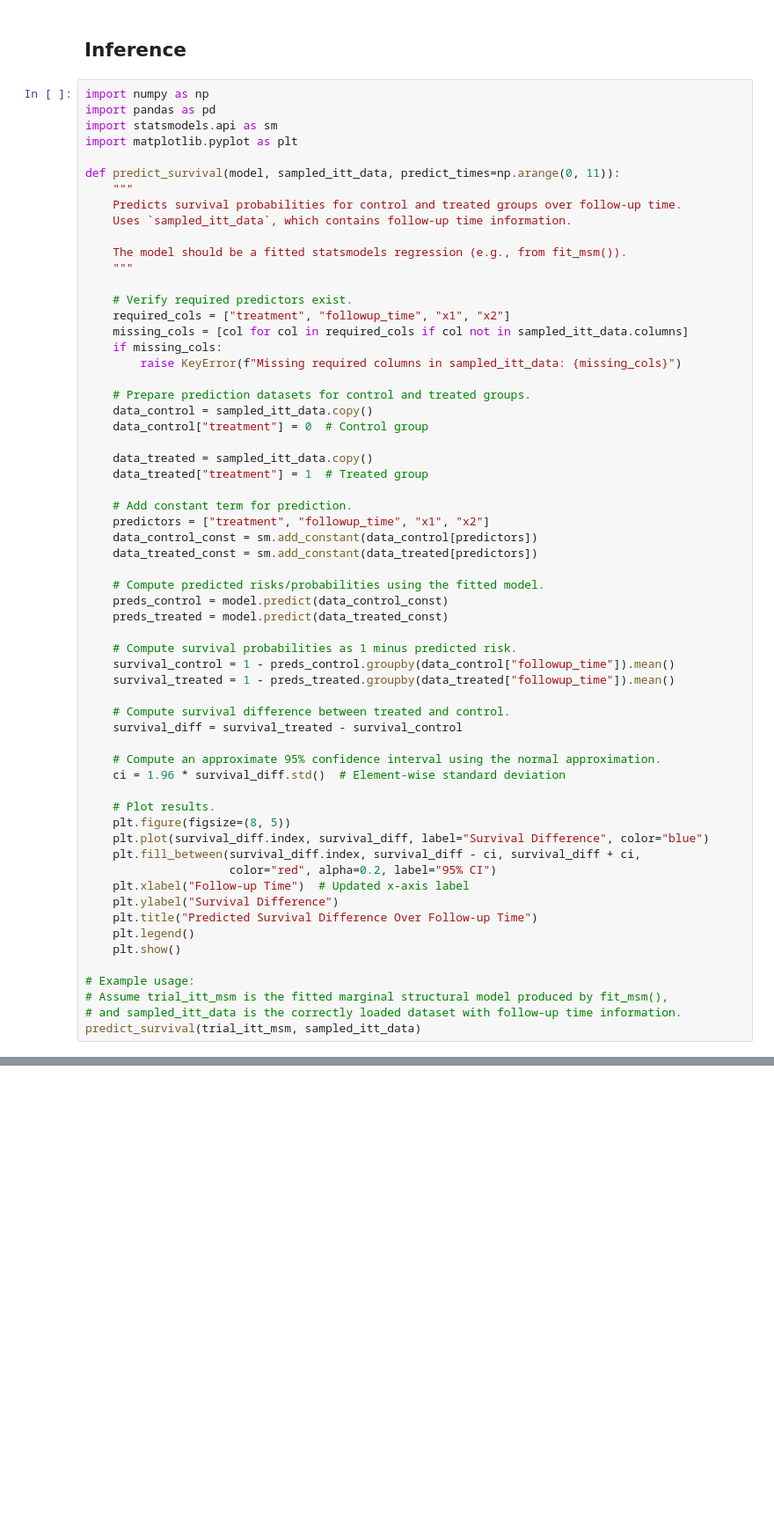
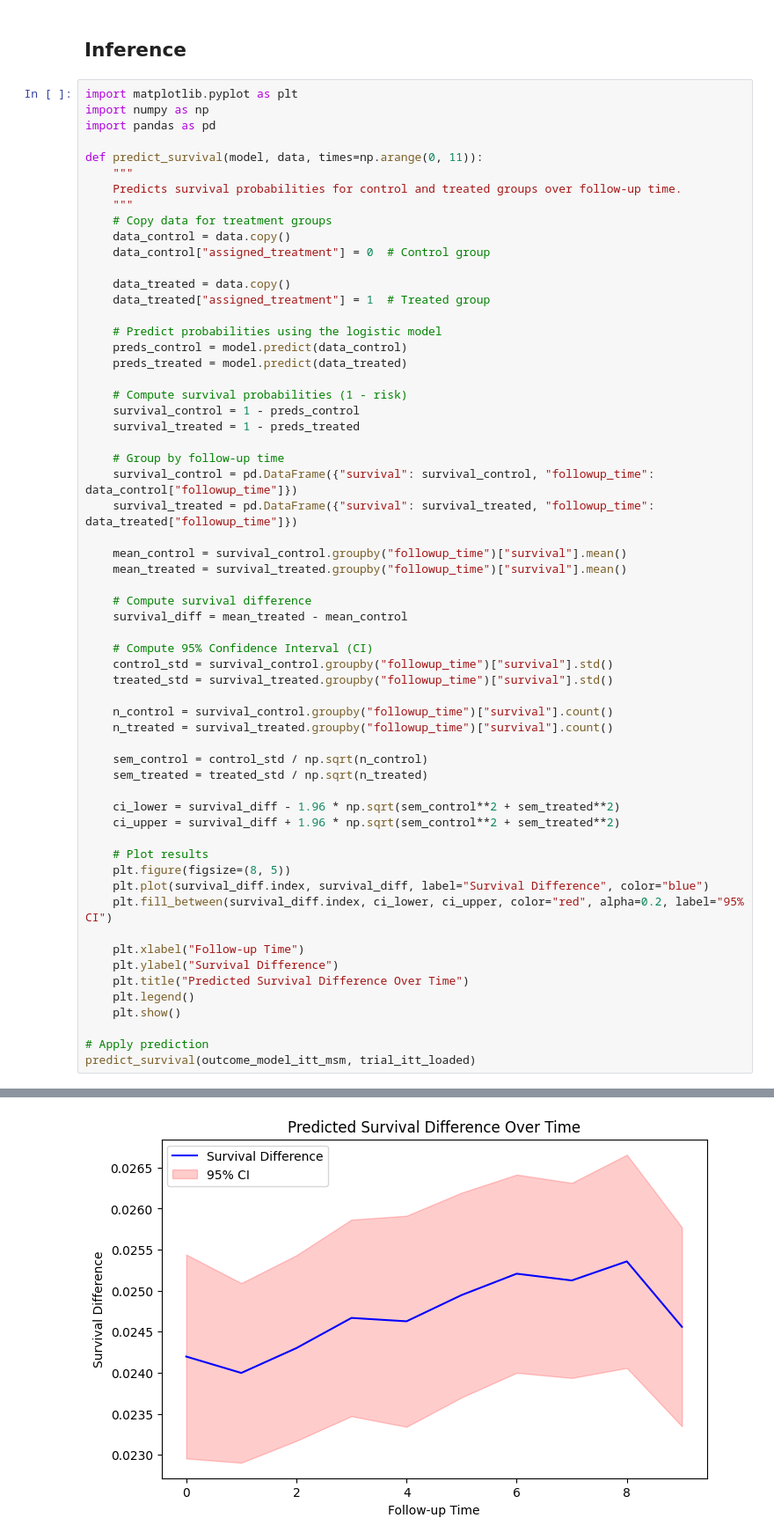
Before and after one commit to Ahsec1/Assignment_2_Data_Analytics, a Jupyter notebook: Assignment_1_Clustering_Data_Analytics/TTE.ipynb, the cells around one changed output, grey strips where cells are left out. Shown: that part at 88% size. Drawn from its saved outputs; the diff is of its cells as text; blank space fills up the shorter version.

Commit message:
fixed the formulas for outcome model

```diff
--- a/Assignment_1_Clustering_Data_Analytics/TTE.ipynb
+++ b/Assignment_1_Clustering_Data_Analytics/TTE.ipynb
@@ -735,64 +697,63 @@ x2               0.2650      0.096      2.762      0.006       0.077       0.453
 # %% [markdown]
 ## Inference
 # %%
+import matplotlib.pyplot as plt
 import numpy as np
 import pandas as pd
-import statsmodels.api as sm
-import matplotlib.pyplot as plt
 
-def predict_survival(model, sampled_itt_data, predict_times=np.arange(0, 11)):
+def predict_survival(model, data, times=np.arange(0, 11)):
     """
     Predicts survival probabilities for control and treated groups over follow-up time.
-    Uses `sampled_itt_data`, which contains follow-up time information.
+    """
+    # Copy data for treatment groups
+    data_control = data.copy()
+    data_control["assigned_treatment"] = 0  # Control group
 
-    The model should be a fitted statsmodels regression (e.g., from fit_msm()).
-    """
+    data_treated = data.copy()
+    data_treated["assigned_treatment"] = 1  # Treated group
 
-    # Verify required predictors exist.
-    required_cols = ["treatment", "followup_time", "x1", "x2"]
-    missing_cols = [col for col in required_cols if col not in sampled_itt_data.columns]
-    if missing_cols:
-        raise KeyError(f"Missing required columns in sampled_itt_data: {missing_cols}")
+    # Predict probabilities using the logistic model
+    preds_control = model.predict(data_control)
+    preds_treated = model.predict(data_treated)
 
-    # Prepare prediction datasets for control and treated groups.
-    data_control = sampled_itt_data.copy()
-    data_control["treatment"] = 0  # Control group
+    # Compute survival probabilities (1 - risk)
+    survival_control = 1 - preds_control
+    survival_treated = 1 - preds_treated
 
-    data_treated = sampled_itt_data.copy()
-    data_treated["treatment"] = 1  # Treated group
+    # Group by follow-up time
+    survival_control = pd.DataFrame({"survival": survival_control, "followup_time": data_control["followup_time"]})
+    survival_treated = pd.DataFrame({"survival": survival_treated, "followup_time": data_treated["followup_time"]})
 
-    # Add constant term for prediction.
-    predictors = ["treatment", "followup_time", "x1", "x2"]
-    data_control_const = sm.add_constant(data_control[predictors])
-    data_treated_const = sm.add_constant(data_treated[predictors])
+    mean_control = survival_control.groupby("followup_time")["survival"].mean()
+    mean_treated = survival_treated.groupby("followup_time")["survival"].mean()
 
-    # Compute predicted risks/probabilities using the fitted model.
-    preds_control = model.predict(data_control_const)
-    preds_treated = model.predict(data_treated_const)
+    # Compute survival difference
+    survival_diff = mean_treated - mean_control
 
-    # Compute survival probabilities as 1 minus predicted risk.
-    survival_control = 1 - preds_control.groupby(data_control["followup_time"]).mean()
-    survival_treated = 1 - preds_treated.groupby(data_treated["followup_time"]).mean()
+    # Compute 95% Confidence Interval (CI)
+    control_std = survival_control.groupby("followup_time")["survival"].std()
+    treated_std = survival_treated.groupby("followup_time")["survival"].std()
 
-    # Compute survival difference between treated and control.
-    survival_diff = survival_treated - survival_control
+    n_control = survival_control.groupby("followup_time")["survival"].count()
+    n_treated = survival_treated.groupby("followup_time")["survival"].count()
 
-    # Compute an approximate 95% confidence interval using the normal approximation.
-    ci = 1.96 * survival_diff.std()  # Element-wise standard deviation
+    sem_control = control_std / np.sqrt(n_control)
+    sem_treated = treated_std / np.sqrt(n_treated)
 
-    # Plot results.
+    ci_lower = survival_diff - 1.96 * np.sqrt(sem_control**2 + sem_treated**2)
+    ci_upper = survival_diff + 1.96 * np.sqrt(sem_control**2 + sem_treated**2)
+
+    # Plot results
     plt.figure(figsize=(8, 5))
     plt.plot(survival_diff.index, survival_diff, label="Survival Difference", color="blue")
-    plt.fill_between(survival_diff.index, survival_diff - ci, survival_diff + ci,
-                     color="red", alpha=0.2, label="95% CI")
-    plt.xlabel("Follow-up Time")  # Updated x-axis label
+    plt.fill_between(survival_diff.index, ci_lower, ci_upper, color="red", alpha=0.2, label="95% CI")
+
+    plt.xlabel("Follow-up Time")
     plt.ylabel("Survival Difference")
-    plt.title("Predicted Survival Difference Over Follow-up Time")
+    plt.title("Predicted Survival Difference Over Time")
     plt.legend()
     plt.show()
 
-# Example usage:
-# Assume trial_itt_msm is the fitted marginal structural model produced by fit_msm(),
-# and sampled_itt_data is the correctly loaded dataset with follow-up time information.
-predict_survival(trial_itt_msm, sampled_itt_data)
+# Apply prediction
+predict_survival(outcome_model_itt_msm, trial_itt_loaded)
 # %% [output]
@@ -802,0 +760 @@ The original error message returned by patsy is:
+[figure, added]
```
Also changed, not shown: parts of 12 cells of this notebook, 3 other files.
